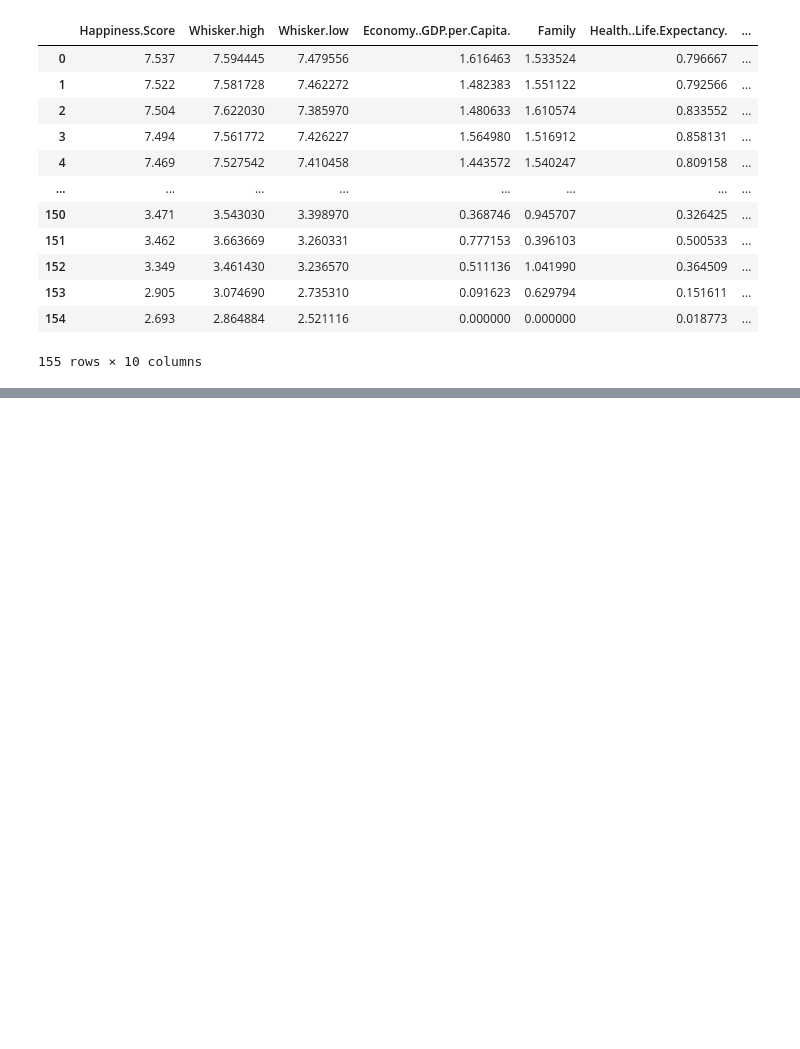
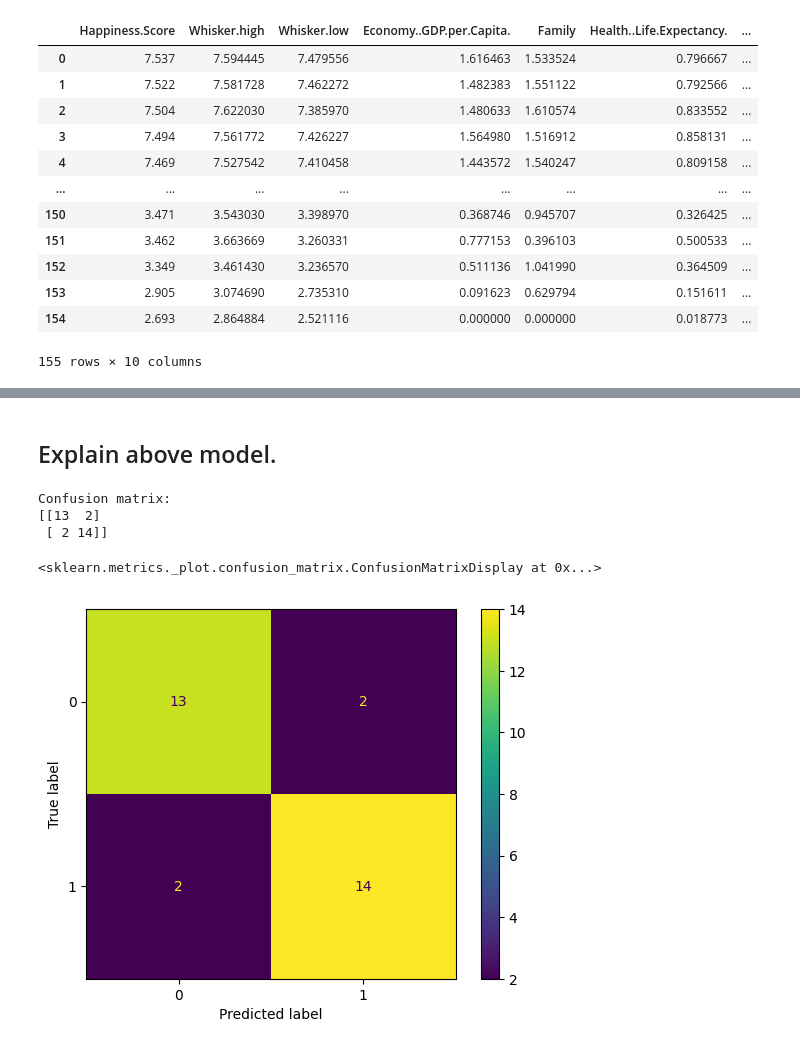
Before and after one commit to Vovegog/IBE400---Group-Project, a Jupyter notebook: groupProject.ipynb, the cells around one changed output, grey strips where cells are left out. Cells and saved outputs as stored; diff of their text form; code cells hidden in the pictures; blank space fills up the shorter version.

```diff
--- a/groupProject.ipynb
+++ b/groupProject.ipynb
@@ -327,0 +370,20 @@ eda_df
+# %% [markdown]
+## Explain above model.
+# %%
+# Now we do the same for SVM
+svm = SVC(random_state=0)
+svm.fit(X_train, y_train)
+
+y_pred = svm.predict(X_test)
+
+conf_matrix = confusion_matrix(y_test, y_pred)
+print(f'Confusion matrix:\n{conf_matrix}\n')
+
+cm_display = ConfusionMatrixDisplay(confusion_matrix=conf_matrix, display_labels=svm.classes_)
+cm_display.plot()
+# %% [output]
+Confusion matrix:
+[[13  2]
+ [ 2 14]]
+<sklearn.metrics._plot.confusion_matrix.ConfusionMatrixDisplay at 0x...>
+[figure, added]
```
Also changed, not shown: parts of 5 cells of this notebook.
